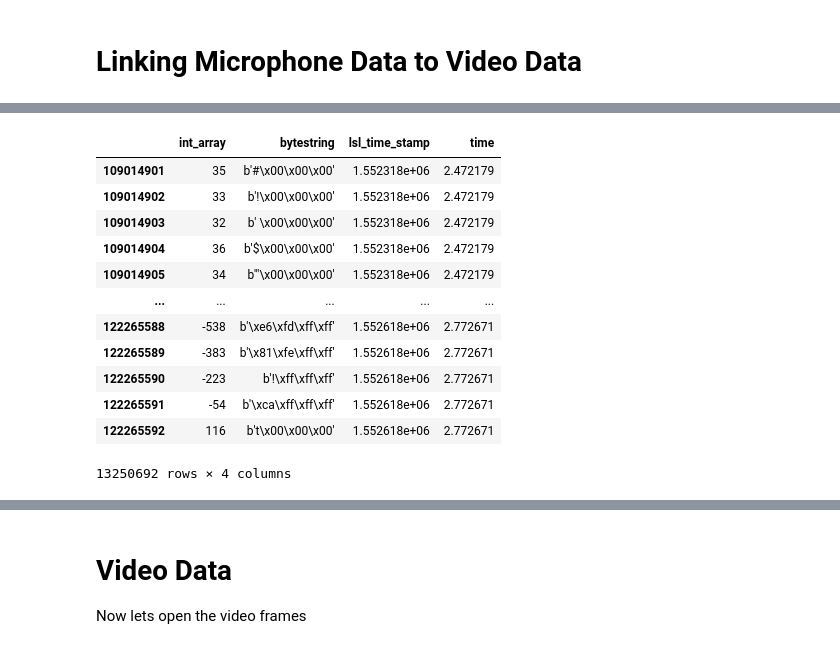
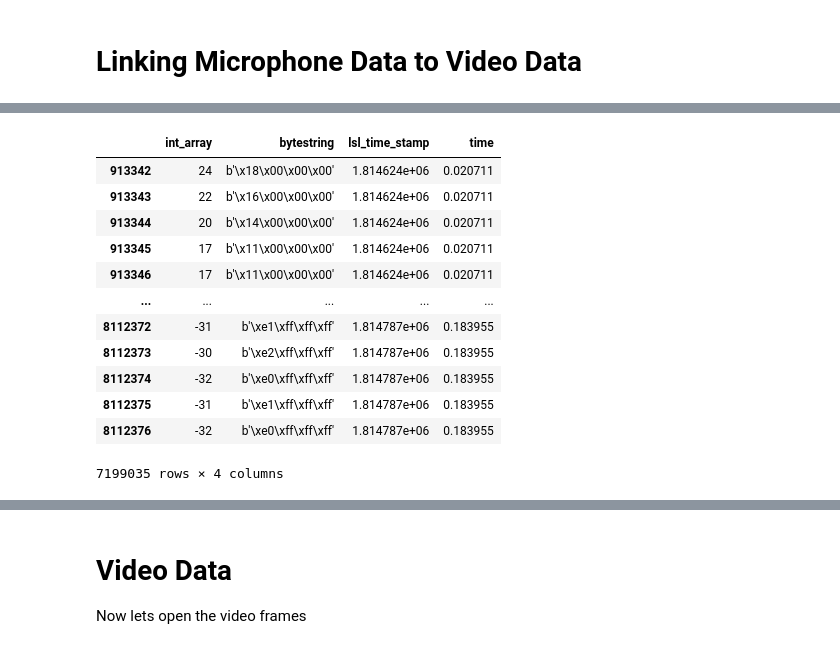
Before and after one commit to BryanGonzalez262/MOBI2024, a Jupyter notebook: CUNY_FACIAL/Code/pilot_check.ipynb, the cells around one changed output, grey strips where cells are left out. Cells and saved outputs as stored; diff of their text form; code cells hidden in the pictures.

```diff
--- a/CUNY_FACIAL/Code/pilot_check.ipynb
+++ b/CUNY_FACIAL/Code/pilot_check.ipynb
@@ -13,7 +13,7 @@ import cv2
 # %% [markdown]
 # Load Data
 # %%
-xdf_path = "C:/Users/Admin/Documents/CurrentStudy/sub-P2222/ses-S001/mobi/sub-P2222_ses-S001_task-CUNY_face_run-001_mobi.xdf"
+xdf_path = "C:/Users/Admin/Documents/CurrentStudy/sub-P001/ses-S001/mic/sub-P001_ses-S001_task-MicTest_run-001_mic.xdf"
 #xdf_path = "C:/Users/Admin/Documents/CurrentStudy/sub-P666/ses-S001/mobi/sub-P666_ses-S001_task-Story_run-001_mobi.xdf"
 #xdf_path = "C:/Users/Admin/Documents/CurrentStudy/sub-Pbryan/ses-S001/mic/sub-Pbryan_ses-S001_task-MicTest_run-001_mic.xdf"
 data, header = pyxdf.load_xdf(xdf_path)
@@ -35,5 +30,5 @@ Stream 5: Calculated effective sampling rate 119.9956 Hz is different from speci
 # %%
-stim_dat = data[1]
+stim_dat = data[streams_collected.index('Stimuli_Markers')]
 stim_df = pd.DataFrame(stim_dat['time_series'])
 stim_df.rename(columns={0: 'trigger'}, inplace=True)
 events = {
@@ -232,10 +235,10 @@ NameError: name 'get_event_data' is not defined
 # %% [markdown]
 # Linking Microphone Data to Video Data
 # %%
-mic_data = data[5]
+mic_data = data[streams_collected.index('Audio')]
 mic_df = pd.DataFrame(mic_data['time_series'], columns=['int_array'])
 mic_df['bytestring'] = mic_df['int_array'].apply(lambda x: np.array(x).tobytes())
 mic_df['lsl_time_stamp'] = mic_data['time_stamps']
-mic_df['time'] = (mic_data['time_stamps'] - mic_data['time_stamps'][0])/1000
-mic_df
+mic_df['time'] = (mic_data['time_stamps'] - mic_data['time_stamps'][0])/441000
+mic_df.head()
 # %% [output]
@@ -255,21 +246,21 @@ mic_df
 # %%
 #conversation_onset_stim = stim_df.loc[stim_df.event == 'Onset_SocialTask', 'time'].values[0]
 #conversation_offset_stim = stim_df.loc[stim_df.event == 'Offset_SocialTask', 'time'].values[0]
 #
 # convo = mic_df.loc[(mic_df['time'] > conversation_onset_stim ) & (mic_df['time'] < conversation_offset_stim), 'int_array'].values
-convo = get_event_data('SocialTask', mic_df)
+convo = get_event_data('Tornado', mic_df)
 convo
 # %% [output]
 |  | int_array | bytestring | lsl_time_stamp | time |
-| 109014901 | 35 | b'#\x00\x00\x00' | 1.552318e+06 | 2.472179 |
-| 109014902 | 33 | b'!\x00\x00\x00' | 1.552318e+06 | 2.472179 |
-| 109014903 | 32 | b' \x00\x00\x00' | 1.552318e+06 | 2.472179 |
-| 109014904 | 36 | b'$\x00\x00\x00' | 1.552318e+06 | 2.472179 |
-| 109014905 | 34 | b'"\x00\x00\x00' | 1.552318e+06 | 2.472179 |
+| 913342 | 24 | b'\x18\x00\x00\x00' | 1.814624e+06 | 0.020711 |
+| 913343 | 22 | b'\x16\x00\x00\x00' | 1.814624e+06 | 0.020711 |
+| 913344 | 20 | b'\x14\x00\x00\x00' | 1.814624e+06 | 0.020711 |
+| 913345 | 17 | b'\x11\x00\x00\x00' | 1.814624e+06 | 0.020711 |
+| 913346 | 17 | b'\x11\x00\x00\x00' | 1.814624e+06 | 0.020711 |
 | ... | ... | ... | ... | ... |
-| 122265588 | -538 | b'\xe6\xfd\xff\xff' | 1.552618e+06 | 2.772671 |
-| 122265589 | -383 | b'\x81\xfe\xff\xff' | 1.552618e+06 | 2.772671 |
-| 122265590 | -223 | b'!\xff\xff\xff' | 1.552618e+06 | 2.772671 |
-| 122265591 | -54 | b'\xca\xff\xff\xff' | 1.552618e+06 | 2.772671 |
-| 122265592 | 116 | b't\x00\x00\x00' | 1.552618e+06 | 2.772671 |
+| 8112372 | -31 | b'\xe1\xff\xff\xff' | 1.814787e+06 | 0.183955 |
+| 8112373 | -30 | b'\xe2\xff\xff\xff' | 1.814787e+06 | 0.183955 |
+| 8112374 | -32 | b'\xe0\xff\xff\xff' | 1.814787e+06 | 0.183955 |
+| 8112375 | -31 | b'\xe1\xff\xff\xff' | 1.814787e+06 | 0.183955 |
+| 8112376 | -32 | b'\xe0\xff\xff\xff' | 1.814787e+06 | 0.183955 |
-13250692 rows × 4 columns
+7199035 rows × 4 columns
```
Also changed, not shown: parts of 9 cells of this notebook.
